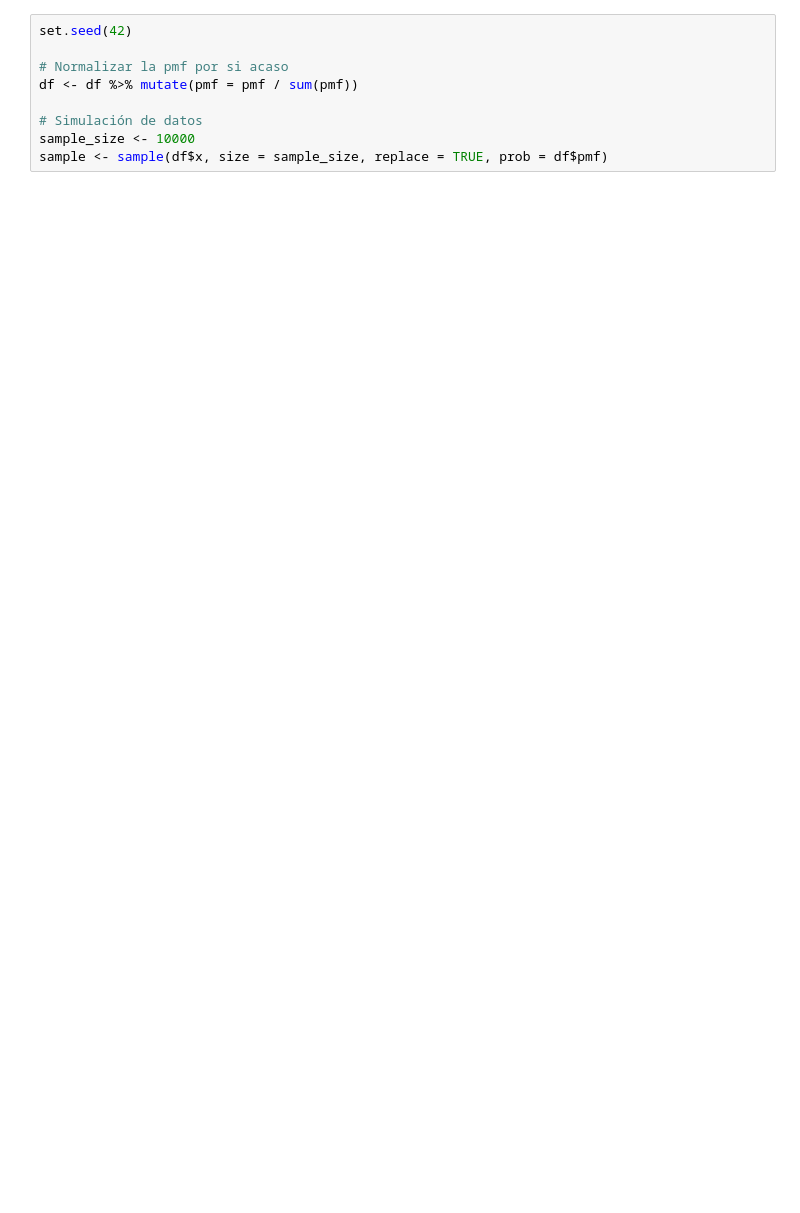
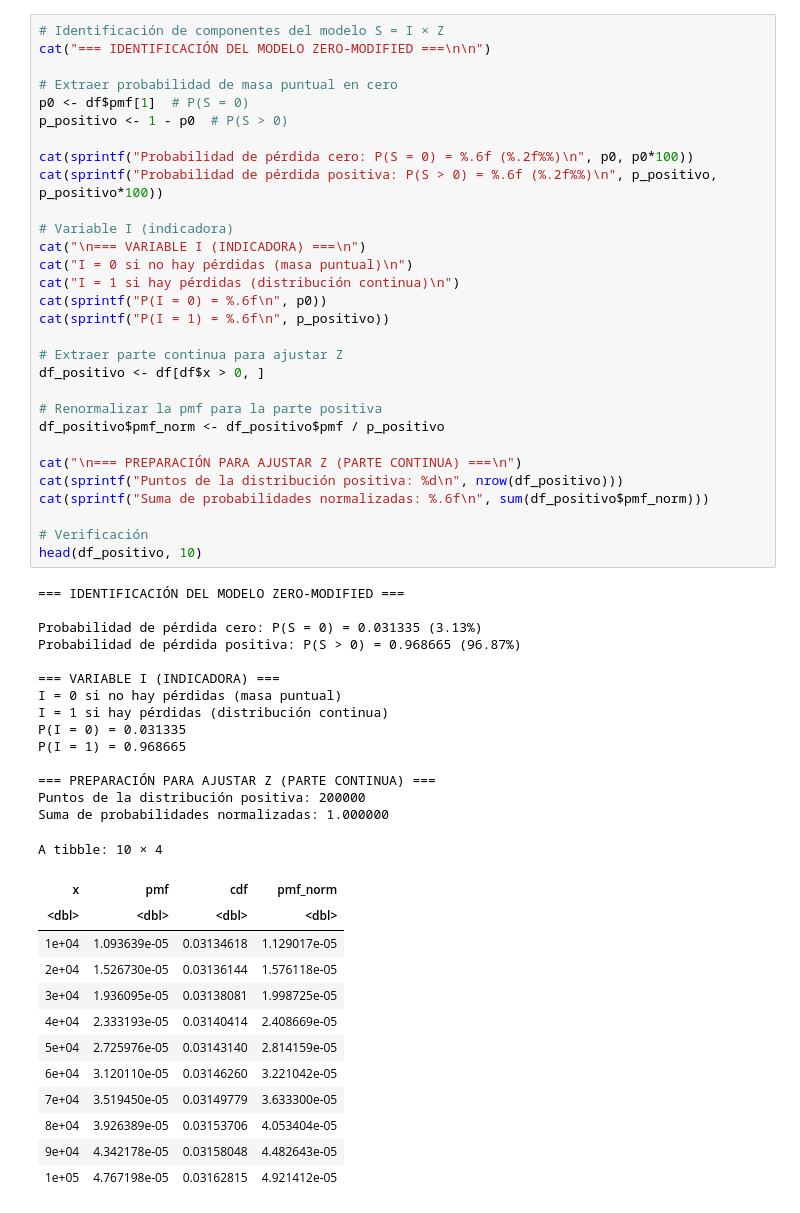
Before and after one commit to RiemannIntegrable/modelo-de-riesgo-colectivo-en-siniestros-de-autos, a Jupyter notebook: notebooks/pregunta1.ipynb, the cells around one changed output. Drawn from its saved outputs; the diff is of its cells as text; blank space fills up the shorter version.

```diff
--- a/notebooks/pregunta1.ipynb
+++ b/notebooks/pregunta1.ipynb
@@ -49,10 +70,59 @@ grid.arrange(p1, p2, ncol = 2)
 # %%
-set.seed(42)
+# Identificación de componentes del modelo S = I × Z
+cat("=== IDENTIFICACIÓN DEL MODELO ZERO-MODIFIED ===\n\n")
 
-# Normalizar la pmf por si acaso
-df <- df %>% mutate(pmf = pmf / sum(pmf))
+# Extraer probabilidad de masa puntual en cero
+p0 <- df$pmf[1]  # P(S = 0)
+p_positivo <- 1 - p0  # P(S > 0)
 
-# Simulación de datos
-sample_size <- 10000
-sample <- sample(df$x, size = sample_size, replace = TRUE, prob = df$pmf)
+cat(sprintf("Probabilidad de pérdida cero: P(S = 0) = %.6f (%.2f%%)\n", p0, p0*100))
+cat(sprintf("Probabilidad de pérdida positiva: P(S > 0) = %.6f (%.2f%%)\n", p_positivo, p_positivo*100))
+
+# Variable I (indicadora)
+cat("\n=== VARIABLE I (INDICADORA) ===\n")
+cat("I = 0 si no hay pérdidas (masa puntual)\n")
+cat("I = 1 si hay pérdidas (distribución continua)\n")
+cat(sprintf("P(I = 0) = %.6f\n", p0))
+cat(sprintf("P(I = 1) = %.6f\n", p_positivo))
+
+# Extraer parte continua para ajustar Z
+df_positivo <- df[df$x > 0, ]
+
+# Renormalizar la pmf para la parte positiva
+df_positivo$pmf_norm <- df_positivo$pmf / p_positivo
+
+cat("\n=== PREPARACIÓN PARA AJUSTAR Z (PARTE CONTINUA) ===\n")
+cat(sprintf("Puntos de la distribución positiva: %d\n", nrow(df_positivo)))
+cat(sprintf("Suma de probabilidades normalizadas: %.6f\n", sum(df_positivo$pmf_norm)))
+
+# Verificación
+head(df_positivo, 10)
+# %% [output]
+=== IDENTIFICACIÓN DEL MODELO ZERO-MODIFIED ===
+
+Probabilidad de pérdida cero: P(S = 0) = 0.031335 (3.13%)
+Probabilidad de pérdida positiva: P(S > 0) = 0.968665 (96.87%)
+
+=== VARIABLE I (INDICADORA) ===
+I = 0 si no hay pérdidas (masa puntual)
+I = 1 si hay pérdidas (distribución continua)
+P(I = 0) = 0.031335
+P(I = 1) = 0.968665
+
+=== PREPARACIÓN PARA AJUSTAR Z (PARTE CONTINUA) ===
+Puntos de la distribución positiva: 200000
+Suma de probabilidades normalizadas: 1.000000
+A tibble: 10 × 4
+| x | pmf | cdf | pmf_norm |
+| <dbl> | <dbl> | <dbl> | <dbl> |
+| 1e+04 | 1.093639e-05 | 0.03134618 | 1.129017e-05 |
+| 2e+04 | 1.526730e-05 | 0.03136144 | 1.576118e-05 |
+| 3e+04 | 1.936095e-05 | 0.03138081 | 1.998725e-05 |
+| 4e+04 | 2.333193e-05 | 0.03140414 | 2.408669e-05 |
+| 5e+04 | 2.725976e-05 | 0.03143140 | 2.814159e-05 |
+| 6e+04 | 3.120110e-05 | 0.03146260 | 3.221042e-05 |
+| 7e+04 | 3.519450e-05 | 0.03149779 | 3.633300e-05 |
+| 8e+04 | 3.926389e-05 | 0.03153706 | 4.053404e-05 |
+| 9e+04 | 4.342178e-05 | 0.03158048 | 4.482643e-05 |
+| 1e+05 | 4.767198e-05 | 0.03162815 | 4.921412e-05 |
 # %%
```
Also changed, not shown: parts of 12 cells of this notebook, 6 other files.
